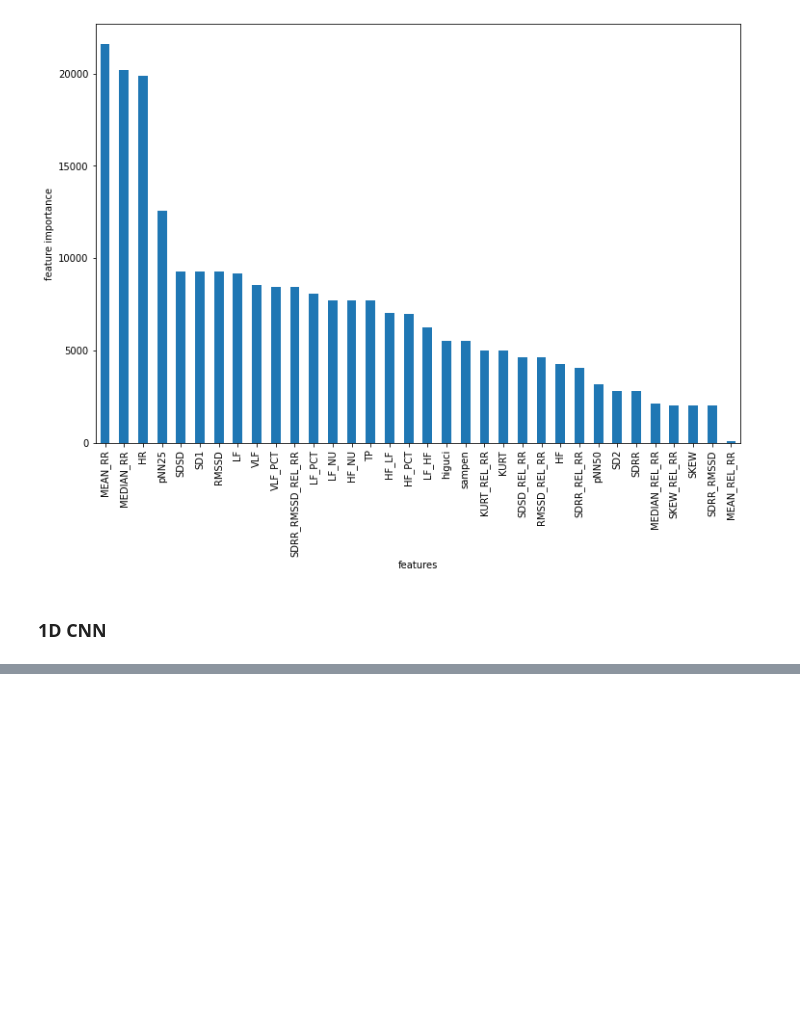
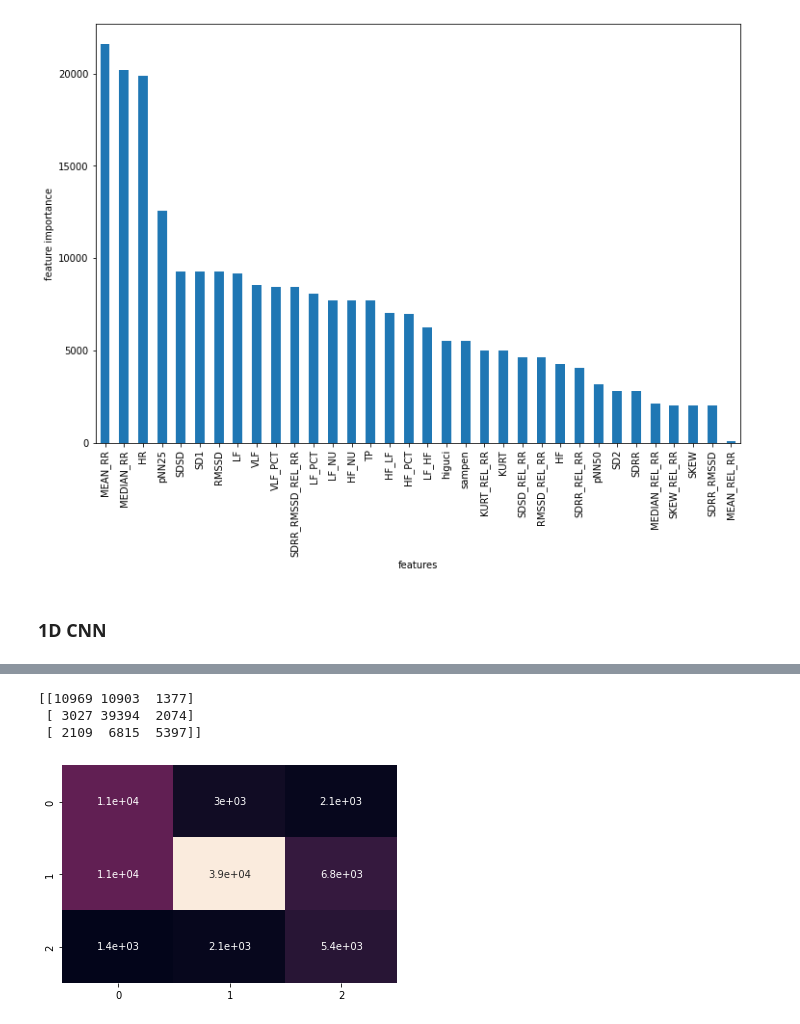
Before and after one commit to banned-from-uni/SWELL-DL, a Jupyter notebook: SWELL-1D-CNN.ipynb, the cells around one changed output, grey strips where cells are left out. Drawn from its saved outputs; the diff is of its cells as text; code cells hidden in the pictures; blank space fills up the shorter version.

```diff
--- a/SWELL-1D-CNN.ipynb
+++ b/SWELL-1D-CNN.ipynb
@@ -128,3 +128,6 @@ anova.plot.bar();
 [figure]
 # %% [markdown]
 ### 1D CNN
+# %%
+X = swell[anova.index[:33]].to_numpy()
+y = swell['condition']
@@ -267,0 +206,8 @@ _________________________________________________________________
+# %%
+print(cm)
+sns.heatmap(cm.T, annot=True, cbar = False);
+# %% [output]
+[[10969 10903  1377]
+ [ 3027 39394  2074]
+ [ 2109  6815  5397]]
+[figure, added]
```
Also changed, not shown: parts of 20 cells of this notebook.
